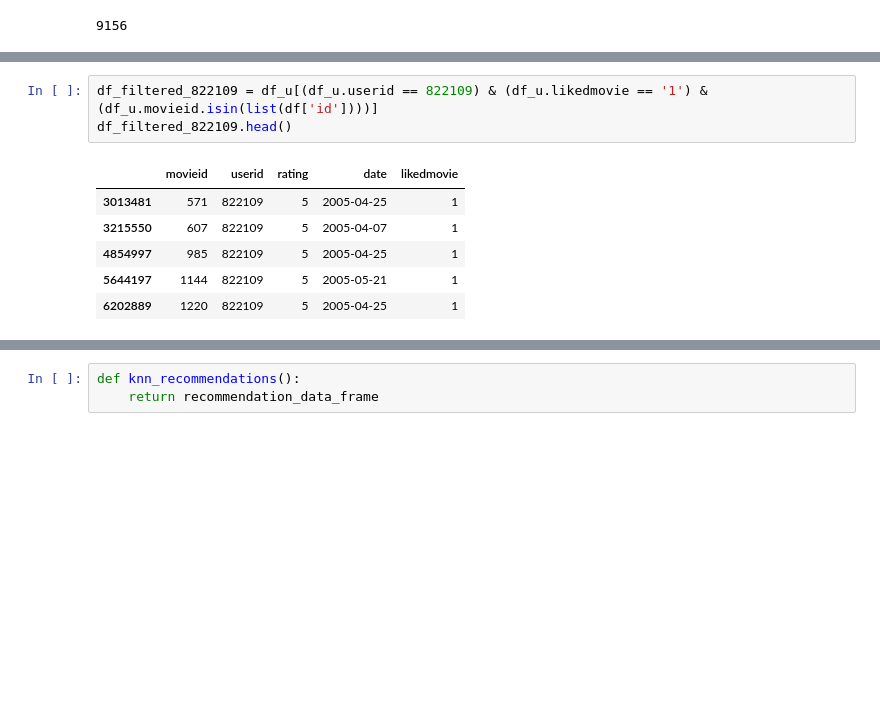
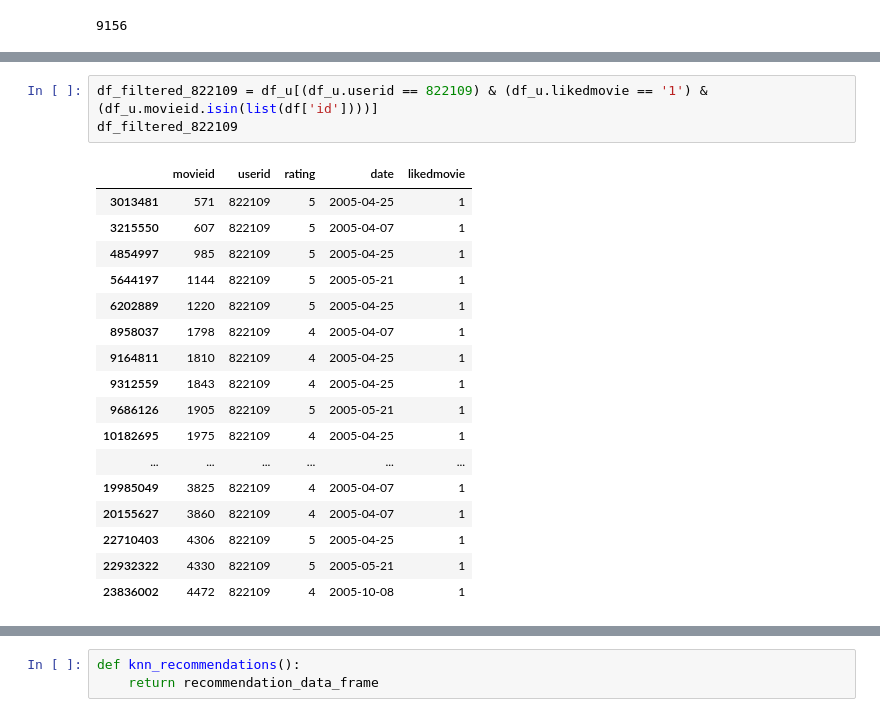
Before and after one commit to ProQwest/ContentRecommendationSystem, a Jupyter notebook: MovieRec.ipynb, the cells around one changed output, grey strips where cells are left out. Cells and saved outputs as stored; diff of their text form; blank space fills up the shorter version.

```diff
--- a/MovieRec.ipynb
+++ b/MovieRec.ipynb
@@ -130,10 +148,21 @@ knn_model = gl.nearest_neighbors.create(movieSFrame,features=['Genre','Writer','
 # %%
 df_filtered_822109 = df_u[(df_u.userid == 822109) & (df_u.likedmovie == '1') & (df_u.movieid.isin(list(df['id'])))]
-df_filtered_822109.head()
+df_filtered_822109
 # %% [output]
 |  | movieid | userid | rating | date | likedmovie |
 | 3013481 | 571 | 822109 | 5 | 2005-04-25 | 1 |
 | 3215550 | 607 | 822109 | 5 | 2005-04-07 | 1 |
 | 4854997 | 985 | 822109 | 5 | 2005-04-25 | 1 |
 | 5644197 | 1144 | 822109 | 5 | 2005-05-21 | 1 |
 | 6202889 | 1220 | 822109 | 5 | 2005-04-25 | 1 |
+| 8958037 | 1798 | 822109 | 4 | 2005-04-07 | 1 |
+| 9164811 | 1810 | 822109 | 4 | 2005-04-25 | 1 |
+| 9312559 | 1843 | 822109 | 4 | 2005-04-25 | 1 |
+| 9686126 | 1905 | 822109 | 5 | 2005-05-21 | 1 |
+| 10182695 | 1975 | 822109 | 4 | 2005-04-25 | 1 |
+| ... | ... | ... | ... | ... | ... |
+| 19985049 | 3825 | 822109 | 4 | 2005-04-07 | 1 |
+| 20155627 | 3860 | 822109 | 4 | 2005-04-07 | 1 |
+| 22710403 | 4306 | 822109 | 5 | 2005-04-25 | 1 |
+| 22932322 | 4330 | 822109 | 5 | 2005-05-21 | 1 |
+| 23836002 | 4472 | 822109 | 4 | 2005-10-08 | 1 |
```
Also changed, not shown: parts of 8 cells of this notebook.
